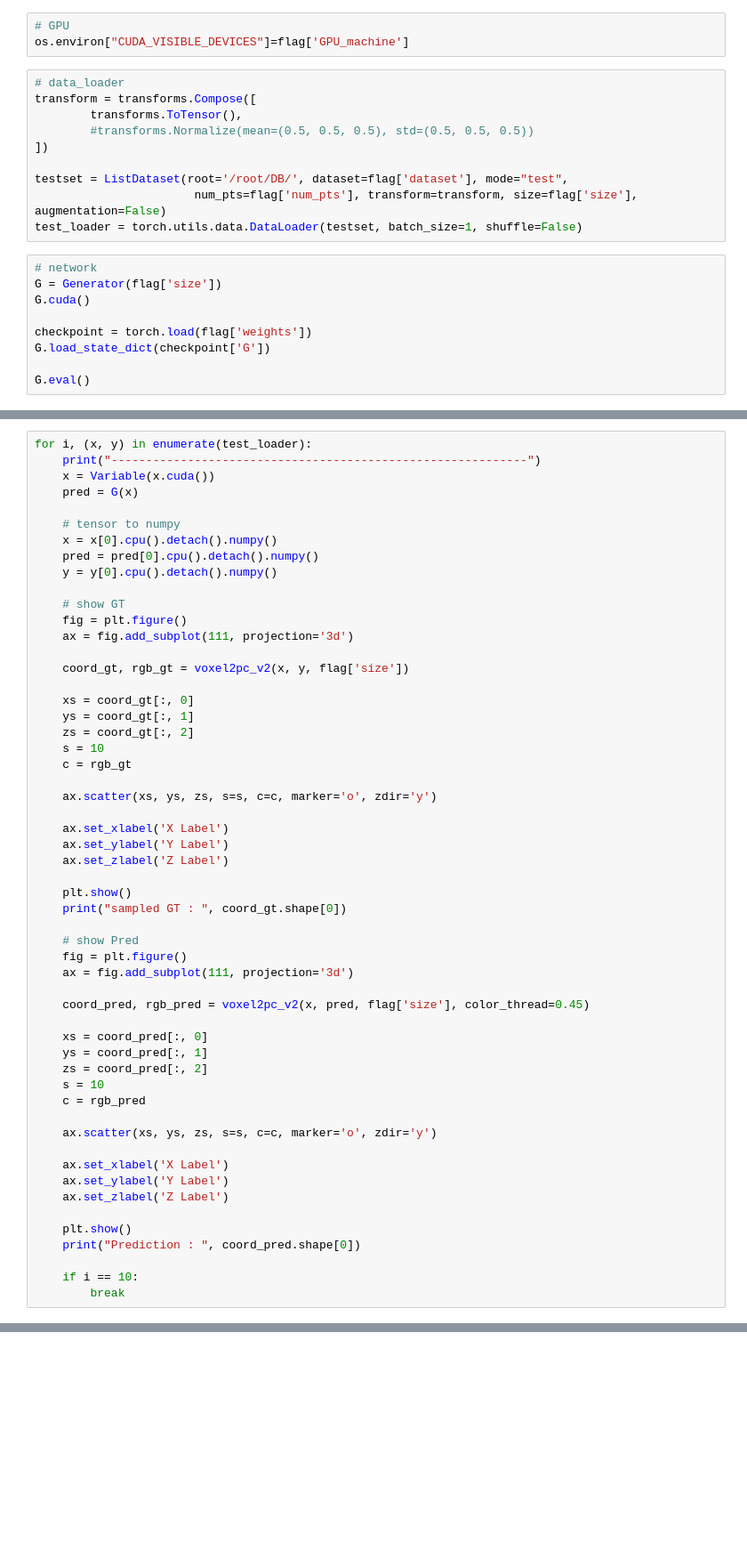
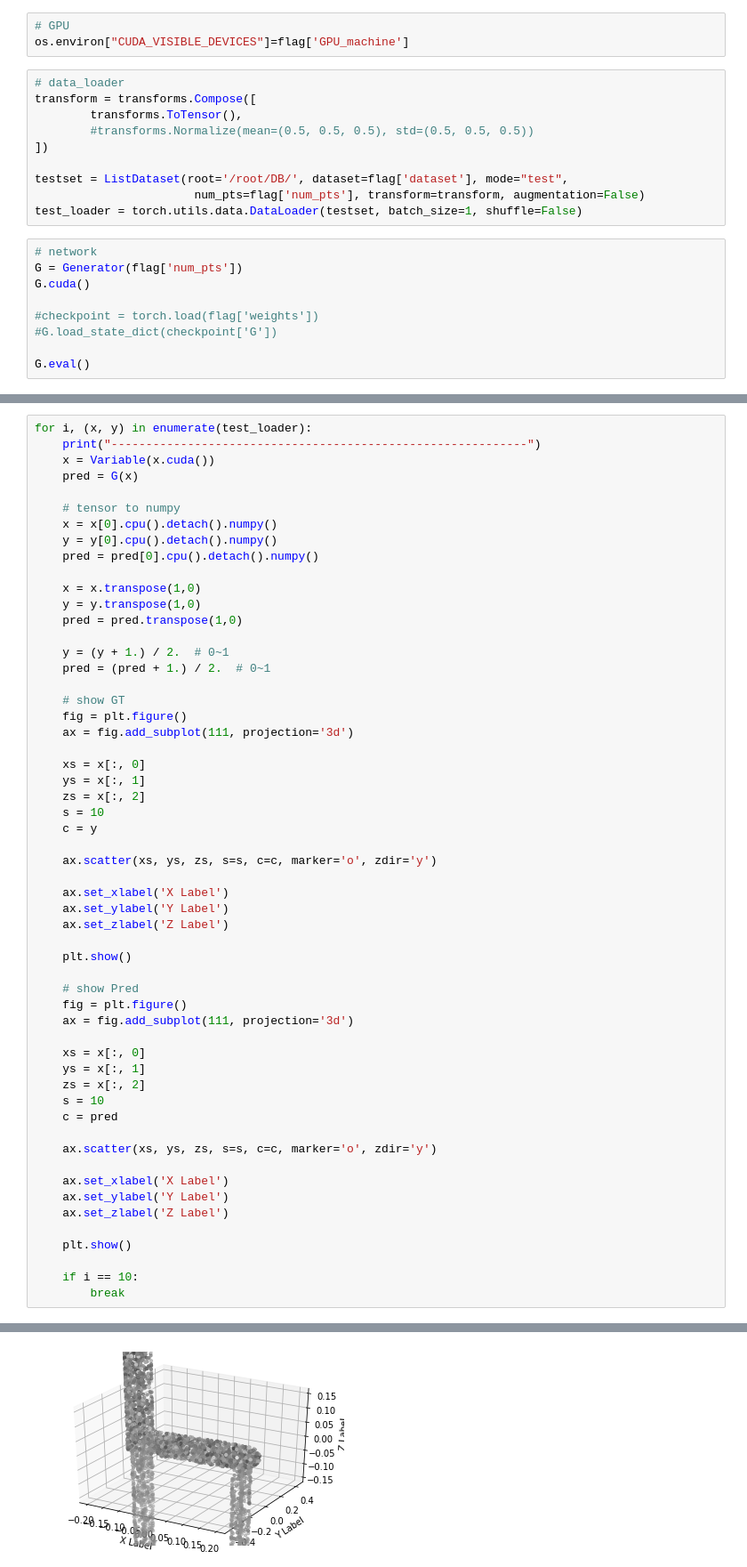
Before and after one commit to qjadud1994/Point_Cloud_Colorization-pytorch, a Jupyter notebook: Inference.ipynb, the cells around one changed output, grey strips where cells are left out. Shown: that part at 89% size. Cells and saved outputs as stored; diff of their text form; blank space fills up the shorter version.

```diff
--- a/Inference.ipynb
+++ b/Inference.ipynb
@@ -26,15 +26,15 @@ transform = transforms.Compose([
 ])
 
 testset = ListDataset(root='/root/DB/', dataset=flag['dataset'], mode="test",
-                       num_pts=flag['num_pts'], transform=transform, size=flag['size'], augmentation=False)
+                       num_pts=flag['num_pts'], transform=transform, augmentation=False)
 test_loader = torch.utils.data.DataLoader(testset, batch_size=1, shuffle=False)
 # %%
 # network
-G = Generator(flag['size'])
+G = Generator(flag['num_pts'])
 G.cuda()
 
-checkpoint = torch.load(flag['weights'])
-G.load_state_dict(checkpoint['G'])
+#checkpoint = torch.load(flag['weights'])
+#G.load_state_dict(checkpoint['G'])
 
 G.eval()
 # %% [output]
@@ -63,20 +63,25 @@ for i, (x, y) in enumerate(test_loader):
 
     # tensor to numpy
     x = x[0].cpu().detach().numpy()
+    y = y[0].cpu().detach().numpy()
     pred = pred[0].cpu().detach().numpy()
-    y = y[0].cpu().detach().numpy()
+
+    x = x.transpose(1,0)
+    y = y.transpose(1,0)
+    pred = pred.transpose(1,0)
+
+    y = (y + 1.) / 2.  # 0~1
+    pred = (pred + 1.) / 2.  # 0~1
 
     # show GT
     fig = plt.figure()
     ax = fig.add_subplot(111, projection='3d')
 
-    coord_gt, rgb_gt = voxel2pc_v2(x, y, flag['size'])
-
-    xs = coord_gt[:, 0]
-    ys = coord_gt[:, 1]
-    zs = coord_gt[:, 2]
+    xs = x[:, 0]
+    ys = x[:, 1]
+    zs = x[:, 2]
     s = 10
-    c = rgb_gt
+    c = y
 
     ax.scatter(xs, ys, zs, s=s, c=c, marker='o', zdir='y')
 
@@ -85,19 +90,16 @@ for i, (x, y) in enumerate(test_loader):
     ax.set_zlabel('Z Label')
 
     plt.show()
-    print("sampled GT : ", coord_gt.shape[0])
 
     # show Pred
     fig = plt.figure()
     ax = fig.add_subplot(111, projection='3d')
 
-    coord_pred, rgb_pred = voxel2pc_v2(x, pred, flag['size'], color_thread=0.45)
-
-    xs = coord_pred[:, 0]
-    ys = coord_pred[:, 1]
-    zs = coord_pred[:, 2]
+    xs = x[:, 0]
+    ys = x[:, 1]
+    zs = x[:, 2]
     s = 10
-    c = rgb_pred
+    c = pred
 
     ax.scatter(xs, ys, zs, s=s, c=c, marker='o', zdir='y')
 
@@ -106,7 +108,6 @@ for i, (x, y) in enumerate(test_loader):
     ax.set_zlabel('Z Label')
 
     plt.show()
-    print("Prediction : ", coord_pred.shape[0])
 
     if i == 10:
         break
@@ -114,0 +117 @@ NameError: name 'test_loader' is not defined
+[figure, added]
```
Also changed, not shown: parts of 2 cells of this notebook, 2 other files.
